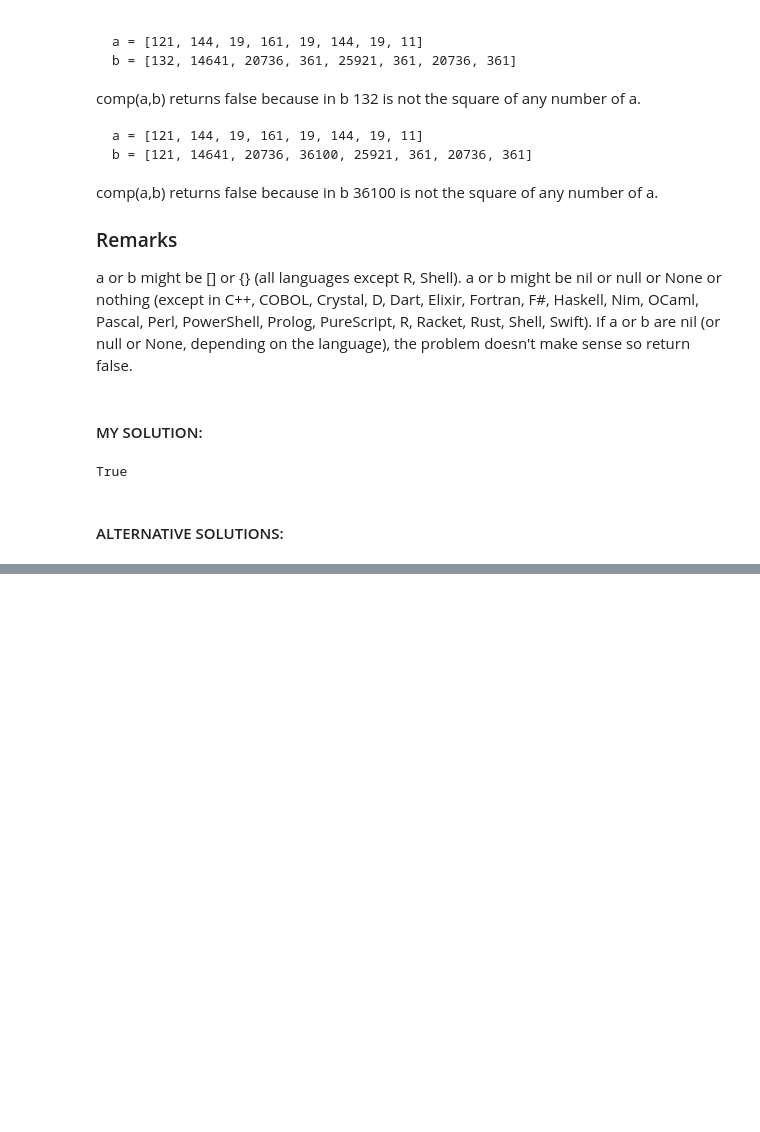
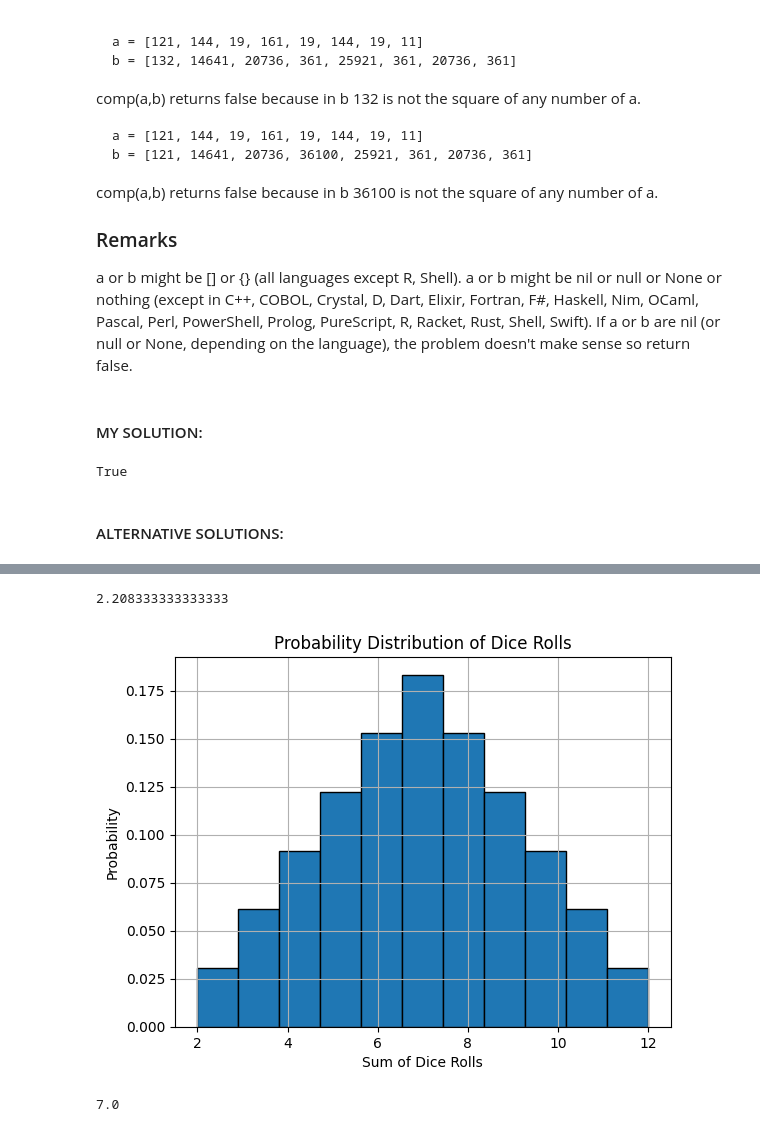
Before and after one commit to Aeonilluminate/Notebooks, a Jupyter notebook: Exercises/March_Exercises.ipynb, the cells around one changed output, grey strips where cells are left out. Cells and saved outputs as stored; diff of their text form; code cells hidden in the pictures; blank space fills up the shorter version.

```diff
--- a/Exercises/March_Exercises.ipynb
+++ b/Exercises/March_Exercises.ipynb
@@ -222,0 +301,73 @@ def comp(array1, array2):
+# %%
+def expected_value(num_dice, num_sides, face_values):
+    # Calculate the expected value of a roll with the given dice
+    expected_value = 0
+
+    # Loop through each type of dice
+    for i in range(len(num_dice)):
+        # Calculate the expected value of a single roll of the current dice type
+        expected_single_roll = sum(face_values[i]) / num_sides[i]
+
+        # Add the expected value of the current dice type multiplied by the number of dice of this type
+        expected_value += num_dice[i] * expected_single_roll
+
+    # Return the total expected value
+    return expected_value
+
+num_dice = [1, 2]
+num_sides = [8, 6]
+face_values = [[0, 0, 0, 1, 1, 1, 2, 2], [0, 0, 0, 1, 1, 2]]
+
+print(expected_value(num_dice, num_sides, face_values))
+# %% [output]
+2.208333333333333
+# %%
+import matplotlib.pyplot as plt
+import numpy as np
+import itertools
+
+def expected_value(num_dice, num_sides, face_values):
+    # Calculate the expected value of a roll with the given dice
+    expected_value = 0
+
+    # Iterate over each type of dice
+    for i in range(len(num_dice)):
+        # Calculate the expected value of a single roll of the current dice type
+        expected_single_roll = sum(face_values[i]) / num_sides[i]
+
+        # Add the expected value of the current dice type multiplied by the number of dice of this type
+        expected_value += num_dice[i] * expected_single_roll
+
+    # Return the total expected value
+    return expected_value
+
+def plot_probability_distribution(num_dice, num_sides, face_values):
+
+    iter_args = []
+    for i in range(len(num_dice)):
+        counter = num_dice[i]
+        while counter > 0:
+            iter_args.append(face_values[i])
+            counter -= 1
+
+    # Generate all possible outcomes
+    all_outcomes = [sum(combination) for combination in itertools.product(*iter_args)]
+
+    # Create a histogram
+    plt.hist(all_outcomes, bins=max(all_outcomes)-min(all_outcomes)+1, density=True, edgecolor='black')
+    plt.xlabel('Sum of Dice Rolls')
+    plt.ylabel('Probability')
+    plt.title('Probability Distribution of Dice Rolls')
+    plt.grid(True)
+    plt.show()
+    print(expected_value(num_dice, num_sides, face_values))
+
+# Test the function
+num_dice = [2]
+num_sides = [6]
+face_values = [[1,2,3,4,5,6]]
+
+plot_probability_distribution(num_dice, num_sides, face_values)
+# %% [output]
+[figure, added]
+7.0
```
Also changed, not shown: parts of 9 cells of this notebook.
